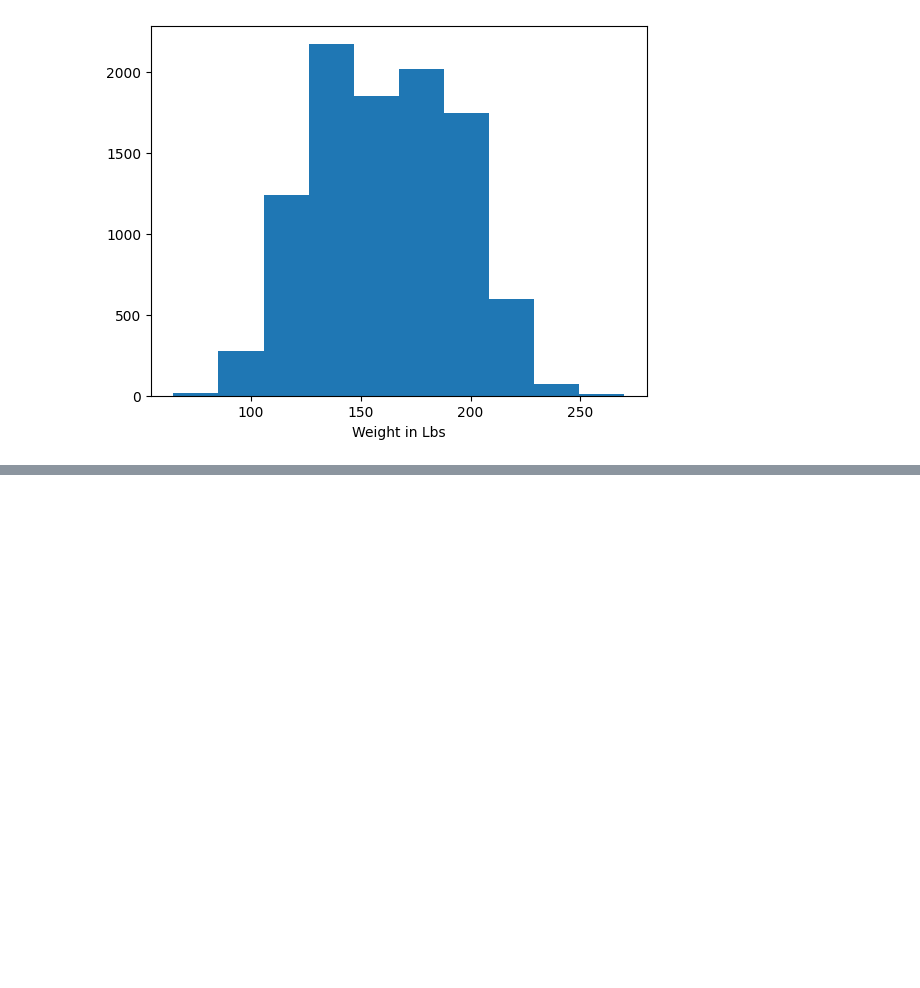
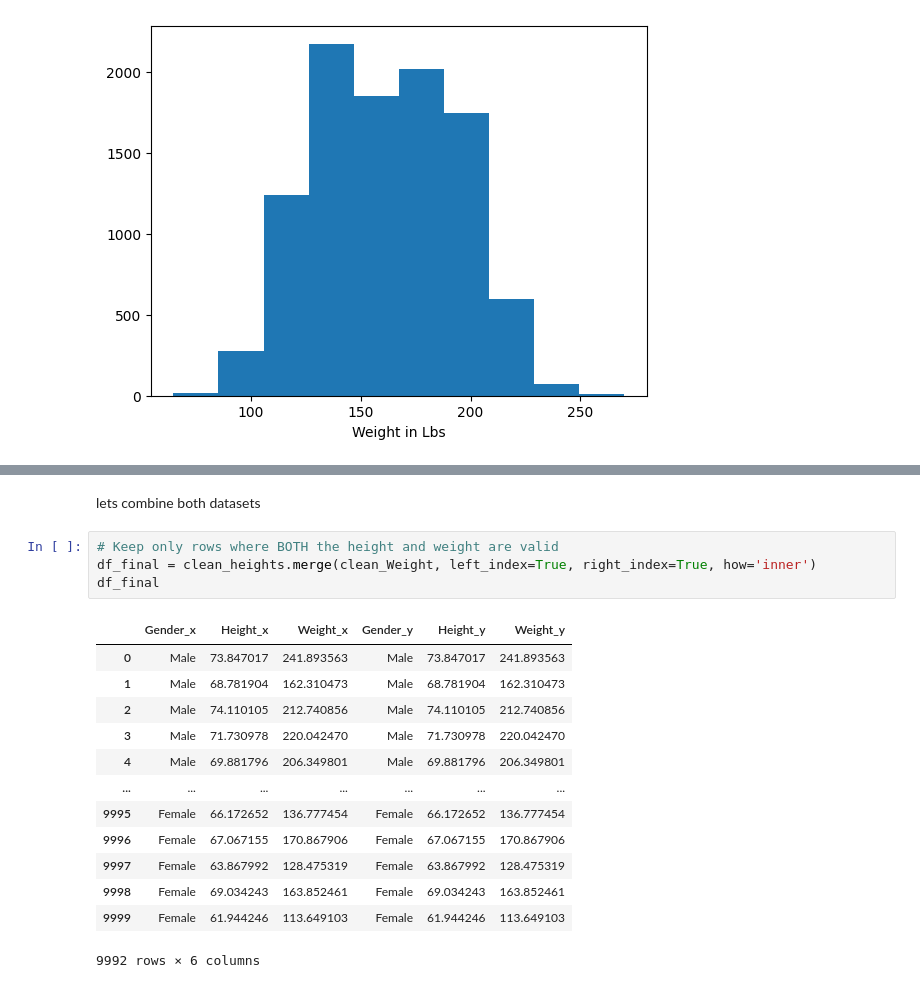
Before and after one commit to Saad-SYEDK/Machine_Learning, a Jupyter notebook: machine_learning.ipynb, the cells around one changed output, grey strips where cells are left out. Drawn from its saved outputs; the diff is of its cells as text; blank space fills up the shorter version.

```diff
--- a/machine_learning.ipynb
+++ b/machine_learning.ipynb
@@ -2534,0 +2577,20 @@ Text(0.5, 0, 'Weight in Lbs')
+# %% [markdown]
+lets combine both datasets
+# %%
+# Keep only rows where BOTH the height and weight are valid
+df_final = clean_heights.merge(clean_Weight, left_index=True, right_index=True, how='inner')
+df_final
+# %% [output]
+|  | Gender_x | Height_x | Weight_x | Gender_y | Height_y | Weight_y |
+| 0 | Male | 73.847017 | 241.893563 | Male | 73.847017 | 241.893563 |
+| 1 | Male | 68.781904 | 162.310473 | Male | 68.781904 | 162.310473 |
+| 2 | Male | 74.110105 | 212.740856 | Male | 74.110105 | 212.740856 |
+| 3 | Male | 71.730978 | 220.042470 | Male | 71.730978 | 220.042470 |
+| 4 | Male | 69.881796 | 206.349801 | Male | 69.881796 | 206.349801 |
+| ... | ... | ... | ... | ... | ... | ... |
+| 9995 | Female | 66.172652 | 136.777454 | Female | 66.172652 | 136.777454 |
+| 9996 | Female | 67.067155 | 170.867906 | Female | 67.067155 | 170.867906 |
+| 9997 | Female | 63.867992 | 128.475319 | Female | 63.867992 | 128.475319 |
+| 9998 | Female | 69.034243 | 163.852461 | Female | 69.034243 | 163.852461 |
+| 9999 | Female | 61.944246 | 113.649103 | Female | 61.944246 | 113.649103 |
+9992 rows × 6 columns
```
Also changed, not shown: parts of 7 cells of this notebook.
